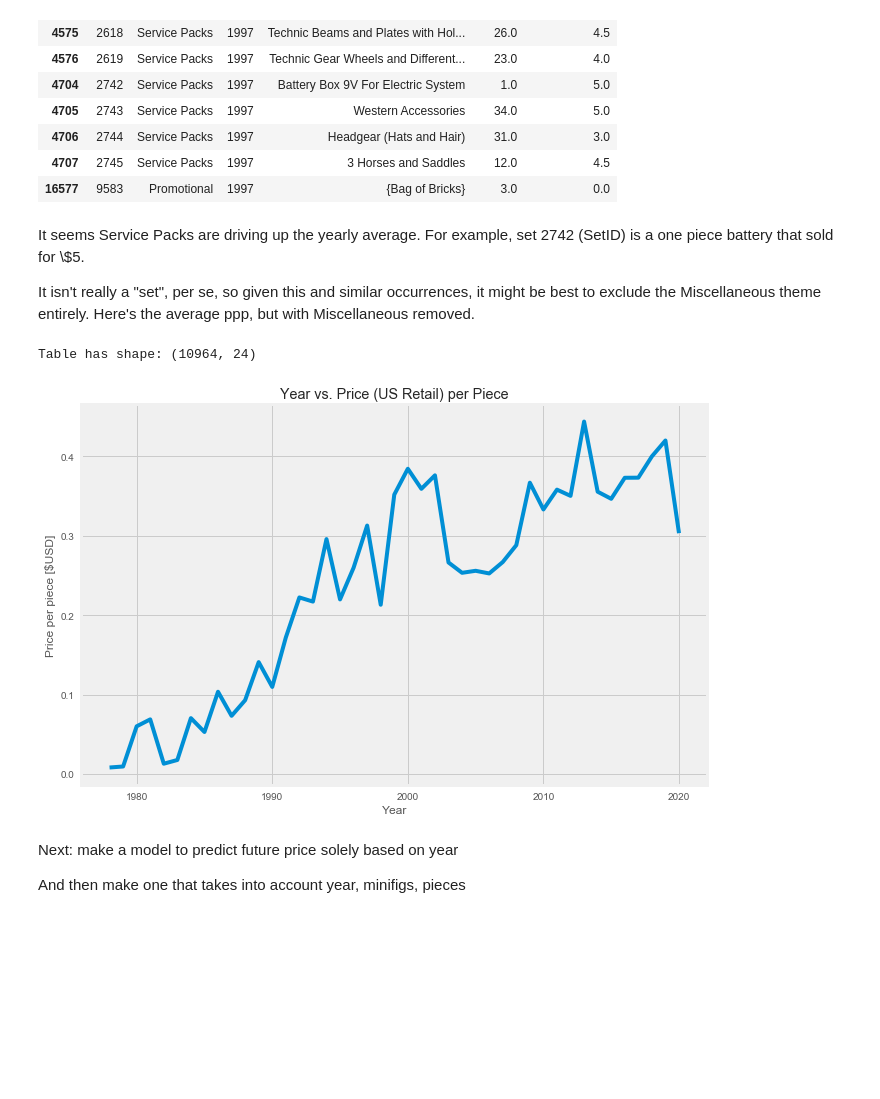
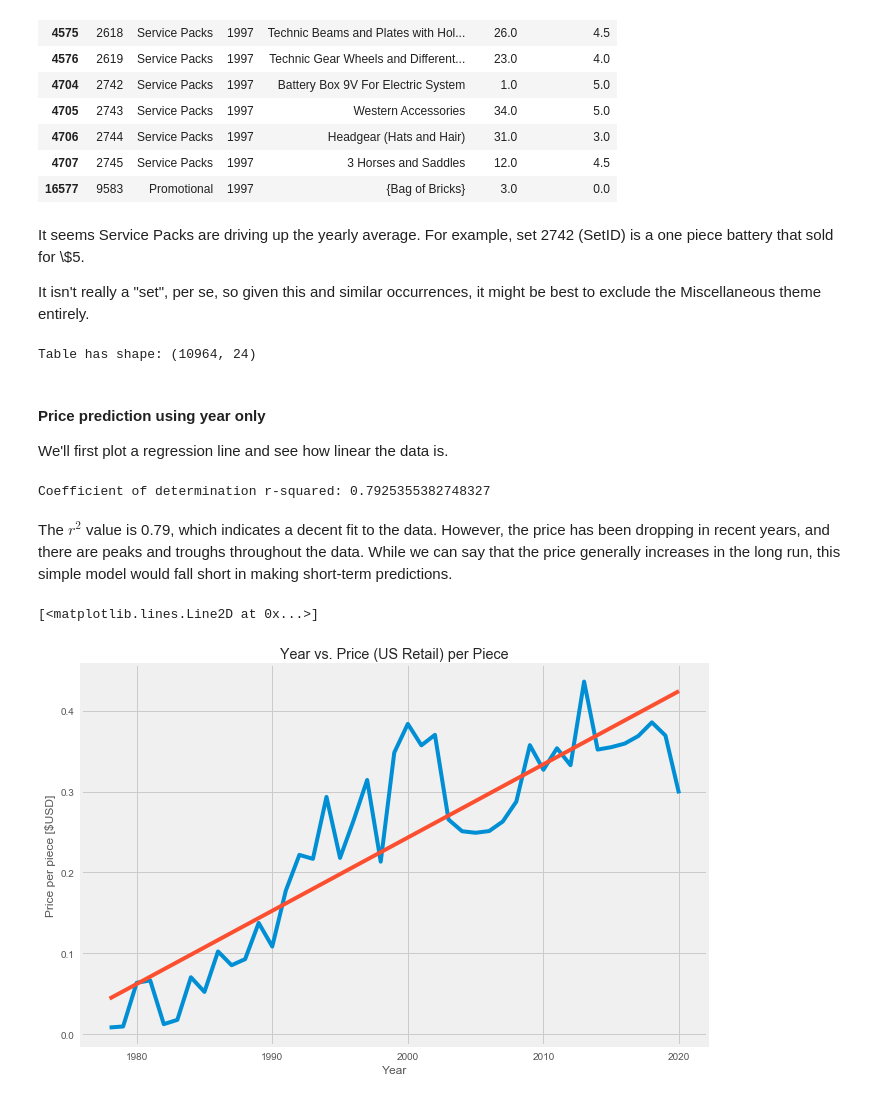
Before and after one commit to musicbyjing/lego_data_exploration, a Jupyter notebook: Lego_data.ipynb, the cells around one changed output. Saved outputs shown, nothing was run; the diff lists cells and outputs as text; code cells hidden in the pictures; blank space fills up the shorter version.

Commit message:
Add regression

```diff
--- a/Lego_data.ipynb
+++ b/Lego_data.ipynb
@@ -106,7 +106,7 @@ Since the first Lego themes were introduced in 1978, we must consider inflation-
 year_list = list(range(1978, 2021)) # The first Lego themes were introduced in 1978
 inflation_data = pd.read_csv('inflation_data.csv')
 
-def plot_ppp_list_all(): # ppp = price per piece
+def get_ppp_list_all(): # ppp = price per piece
     ppp_list = []
     for year in year_list:
         year_data = data[data['Year'] == year]
@@ -117,11 +117,13 @@ def plot_ppp_list_all(): # ppp = price per piece
         if ppp == 0:
             ppp = np.nan
         ppp_list.append(ppp)
-    plt.plot(year_list, ppp_list, label='Average')
+    return ppp_list
+
+ppp_list = get_ppp_list_all()
 
 plt.figure(figsize=(10,7))
 plt.xlabel('Year')
 plt.ylabel('Price per piece [$USD]')
 plt.title('Year vs. Price (US Retail) per Piece')
-plot_ppp_list_all()
+plt.plot(year_list, ppp_list, label='Average')
 # %% [output]
@@ -201,20 +204,38 @@ temp[['SetID', 'Theme', 'Year', 'Name', 'Pieces', 'USRetailPrice']]
 # %% [markdown]
 It seems Service Packs are driving up the yearly average. For example, set 2742 (SetID) is a one piece battery that sold for \\$5.
 
-It isn't really a "set", per se, so given this and similar occurrences, it might be best to exclude the Miscellaneous theme entirely. Here's the average ppp, but with Miscellaneous removed.
+It isn't really a "set", per se, so given this and similar occurrences, it might be best to exclude the Miscellaneous theme entirely.
+# %%
+data = data[~(data['ThemeGroup'] == 'Miscellaneous')]
+print('Table has shape:', data.shape)
+# %% [output]
+Table has shape: (10964, 24)
+# %% [markdown]
+#### Price prediction using year only
+
+We'll first plot a regression line and see how linear the data is.
+# %%
+from sklearn.linear_model import LinearRegression
+from sklearn.metrics import mean_squared_error, r2_score
+
+x = np.array(year_list).reshape((-1,1))
+y = ppp_list
+model = LinearRegression().fit(x, y)
+y_pred = model.predict(x)
+
+r_sq = model.score(x,y)
+print('Coefficient of determination r-squared:', r_sq)
+# %% [output]
+Coefficient of determination r-squared: 0.7925355382748327
+# %% [markdown]
+The $r^{2}$ value is 0.79, which indicates a decent fit to the data. However, the price has been dropping in recent years, and there are peaks and troughs throughout the data. While we can say that the price generally increases in the long run, this simple model would fall short in making short-term predictions.
 # %%
-data = data[~(data['ThemeGroup'] == 'Miscellaneous')]
-print('Table has shape:', data.shape)
-
 plt.figure(figsize=(10,7))
 plt.xlabel('Year')
 plt.ylabel('Price per piece [$USD]')
 plt.title('Year vs. Price (US Retail) per Piece')
-plot_ppp_list_all()
+plt.plot(year_list, ppp_list, label='Average')
+plt.plot(x, y_pred, linewidth=4)
 # %% [output]
-Table has shape: (10964, 24)
+[<matplotlib.lines.Line2D at 0x...>]
-[figure, old version]
+[figure, new version]
-# %% [markdown]
-Next: make a model to predict future price solely based on year
-
-And then make one that takes into account year, minifigs, pieces
```
Also changed, not shown: parts of 5 cells of this notebook, 2 other files.
